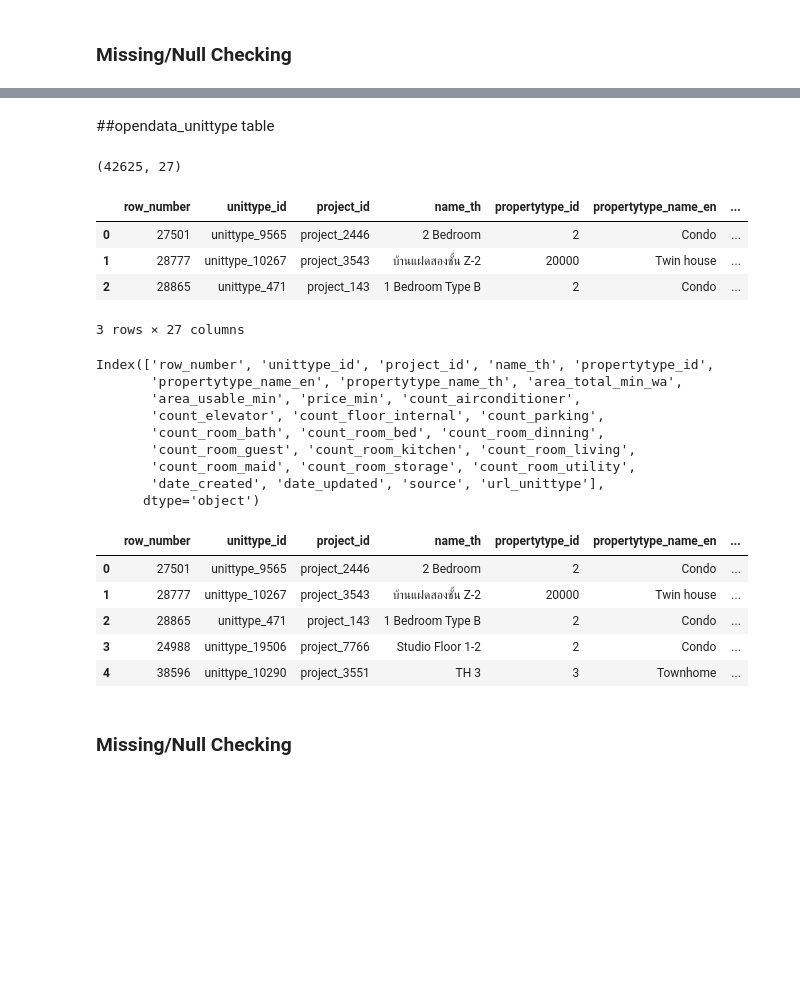
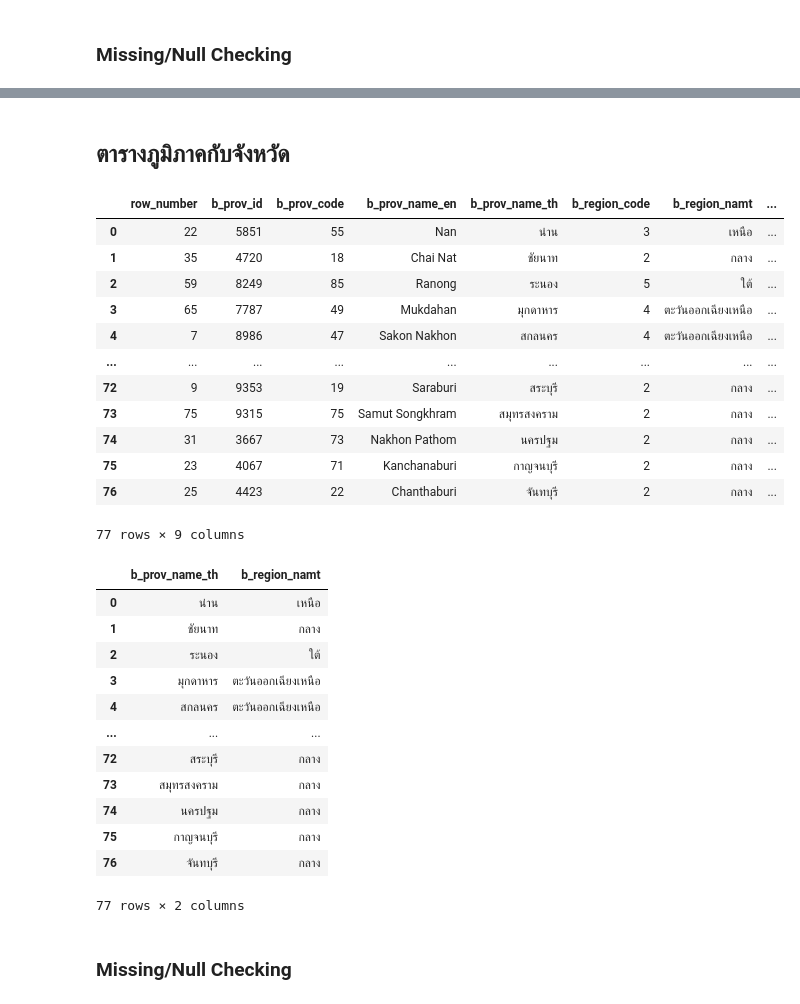
Before and after one commit to Ninkrn/BasicProg_Dataviz65, a Jupyter notebook: Project_Final.ipynb, the cells around one changed output, grey strips where cells are left out. Saved outputs shown, nothing was run; the diff lists cells and outputs as text; code cells hidden in the pictures; blank space fills up the shorter version.

```diff
--- a/Project_Final.ipynb
+++ b/Project_Final.ipynb
@@ -206,43 +72,40 @@ opendata_project.to_csv('opendata_project_clean_F1.csv', index=False)
-# %% [markdown]
-##opendata_unittype table
-# %%
-opendata_unittype = pd.read_csv('opendata_unittype.csv')
-print(opendata_unittype.shape)
-opendata_unittype.head(3)
-# %% [output]
-(42625, 27)
-|  | row_number | unittype_id | project_id | name_th | propertytype_id | propertytype_name_en | ... |
-| 0 | 27501 | unittype_9565 | project_2446 | 2 Bedroom | 2 | Condo | ... |
-| 1 | 28777 | unittype_10267 | project_3543 | บ้านแฝดสองชั้น Z-2 | 20000 | Twin house | ... |
-| 2 | 28865 | unittype_471 | project_143 | 1 Bedroom Type B | 2 | Condo | ... |
-3 rows × 27 columns
-# %%
-opendata_unittype.columns
-# %% [output]
-Index(['row_number', 'unittype_id', 'project_id', 'name_th', 'propertytype_id',
-       'propertytype_name_en', 'propertytype_name_th', 'area_total_min_wa',
-       'area_usable_min', 'price_min', 'count_airconditioner',
-       'count_elevator', 'count_floor_internal', 'count_parking',
-       'count_room_bath', 'count_room_bed', 'count_room_dinning',
-       'count_room_guest', 'count_room_kitchen', 'count_room_living',
-       'count_room_maid', 'count_room_storage', 'count_room_utility',
-       'date_created', 'date_updated', 'source', 'url_unittype'],
-      dtype='object')
-# %%
-opendata_unittype = opendata_unittype[['row_number','unittype_id', 'project_id', 'name_th', 'propertytype_id',
-       'propertytype_name_en', 'propertytype_name_th', 'count_airconditioner',
-       'count_elevator', 'count_floor_internal', 'count_parking',
-       'count_room_bath', 'count_room_bed', 'count_room_dinning',
-       'count_room_guest', 'count_room_kitchen', 'count_room_living',
-       'count_room_maid', 'count_room_storage', 'count_room_utility']]
-opendata_unittype.head()
-# %% [output]
-|  | row_number | unittype_id | project_id | name_th | propertytype_id | propertytype_name_en | ... |
-| 0 | 27501 | unittype_9565 | project_2446 | 2 Bedroom | 2 | Condo | ... |
-| 1 | 28777 | unittype_10267 | project_3543 | บ้านแฝดสองชั้น Z-2 | 20000 | Twin house | ... |
-| 2 | 28865 | unittype_471 | project_143 | 1 Bedroom Type B | 2 | Condo | ... |
-| 3 | 24988 | unittype_19506 | project_7766 | Studio Floor 1-2 | 2 | Condo | ... |
-| 4 | 38596 | unittype_10290 | project_3551 | TH 3 | 3 | Townhome | ... |
+# %% [markdown]
+## ตารางภูมิภาคกับจังหวัด
+# %%
+t2 = pd.read_csv('opendata_province.csv')
+t2
+# %% [output]
+|  | row_number | b_prov_id | b_prov_code | b_prov_name_en | b_prov_name_th | b_region_code | b_region_namt | ... |
+| 0 | 22 | 5851 | 55 | Nan | น่าน | 3 | เหนือ | ... |
+| 1 | 35 | 4720 | 18 | Chai Nat | ชัยนาท | 2 | กลาง | ... |
+| 2 | 59 | 8249 | 85 | Ranong | ระนอง | 5 | ใต้ | ... |
+| 3 | 65 | 7787 | 49 | Mukdahan | มุกดาหาร | 4 | ตะวันออกเฉียงเหนือ | ... |
+| 4 | 7 | 8986 | 47 | Sakon Nakhon | สกลนคร | 4 | ตะวันออกเฉียงเหนือ | ... |
+| ... | ... | ... | ... | ... | ... | ... | ... | ... |
+| 72 | 9 | 9353 | 19 | Saraburi | สระบุรี | 2 | กลาง | ... |
+| 73 | 75 | 9315 | 75 | Samut Songkhram | สมุทรสงคราม | 2 | กลาง | ... |
+| 74 | 31 | 3667 | 73 | Nakhon Pathom | นครปฐม | 2 | กลาง | ... |
+| 75 | 23 | 4067 | 71 | Kanchanaburi | กาญจนบุรี | 2 | กลาง | ... |
+| 76 | 25 | 4423 | 22 | Chanthaburi | จันทบุรี | 2 | กลาง | ... |
+77 rows × 9 columns
+# %%
+#select column
+t2 = t2[['b_prov_name_th','b_region_namt']]
+t2
+# %% [output]
+|  | b_prov_name_th | b_region_namt |
+| 0 | น่าน | เหนือ |
+| 1 | ชัยนาท | กลาง |
+| 2 | ระนอง | ใต้ |
+| 3 | มุกดาหาร | ตะวันออกเฉียงเหนือ |
+| 4 | สกลนคร | ตะวันออกเฉียงเหนือ |
+| ... | ... | ... |
+| 72 | สระบุรี | กลาง |
+| 73 | สมุทรสงคราม | กลาง |
+| 74 | นครปฐม | กลาง |
+| 75 | กาญจนบุรี | กลาง |
+| 76 | จันทบุรี | กลาง |
+77 rows × 2 columns
 # %% [markdown]
 ### Missing/Null Checking
 # %%
```
Also changed, not shown: parts of 110 cells of this notebook.
